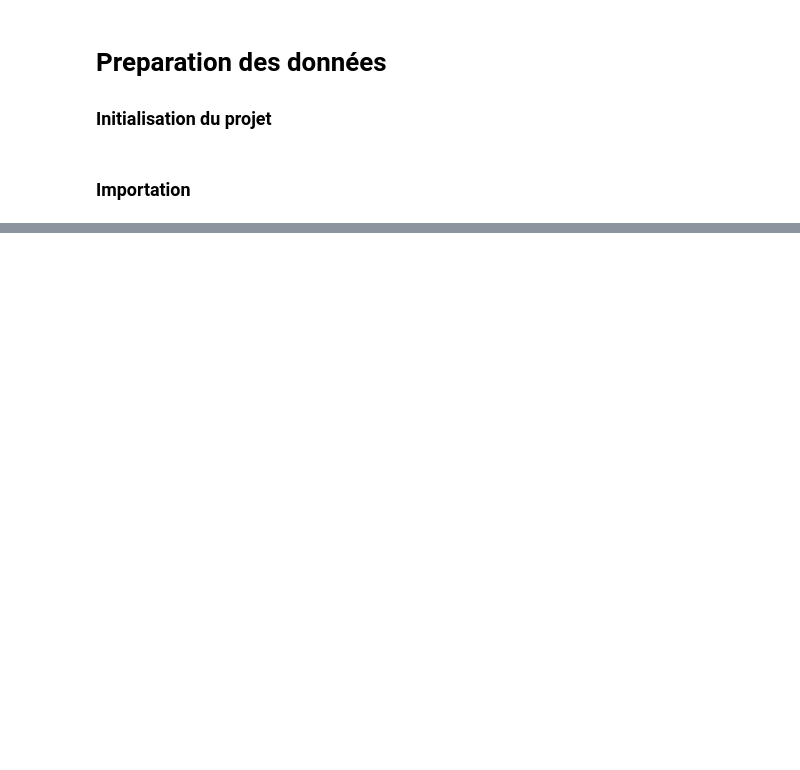
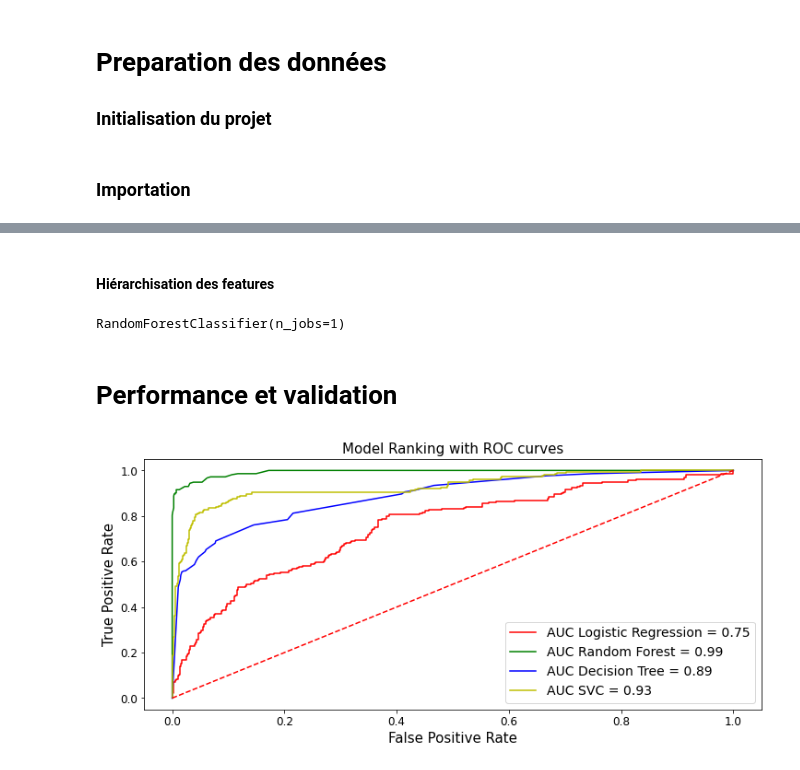
Before and after one commit to KindPixel/Projet-IA, a Jupyter notebook: ProjetIA.ipynb, the cells around one changed output, grey strips where cells are left out. Drawn from its saved outputs; the diff is of its cells as text; code cells hidden in the pictures; blank space fills up the shorter version.

```diff
--- a/ProjetIA.ipynb
+++ b/ProjetIA.ipynb
@@ -531,0 +385,5 @@ weighted avg       0.90      0.91      0.90      3087
+# %%
+# from sklearn.model_selection import train_test_split
+# X_train, X_test, y_train, y_test = train_test_split(x, y, train_size=0.7, test_size=0.3, random_state=100)
+from sklearn.model_selection import train_test_split
+X_train_rf, X_test_rf, y_train_rf, y_test_rf = train_test_split(x, y, train_size=0.7, test_size=0.3, stratify=y)
@@ -531,0 +411,56 @@ weighted avg       0.90      0.91      0.90      3087
+# %% [markdown]
+#### Hiérarchisation des features
+# %%
+RandomForestClassifier(bootstrap=True, class_weight=None, criterion='gini',
+                        max_depth=None, max_features='auto', max_leaf_nodes=None,
+                        min_impurity_decrease=0.0, min_impurity_split=None,
+                        min_samples_leaf=1, min_samples_split=2,
+                        min_weight_fraction_leaf=0.0, n_estimators=100, n_jobs=1,
+                        oob_score=False, random_state=None, verbose=0,
+                        warm_start=False)
+# %% [output]
+RandomForestClassifier(n_jobs=1)
+# %% [markdown]
+# Performance et validation
+# %%
+y_pred_prob_rf = clf_rf.predict_proba(X_test_rf)
+y_pred_prob_svc = clf_svc.predict_proba(X_test_svc)
+y_pred_prob_lr = lr.predict_proba(X_test_lr)
+y_pred_prob_dt = clf_dt.predict_proba(X_test_dt)
+# %%
+from sklearn import metrics
+
+#Regression Logistique
+pp_lr = y_pred_prob_lr[:,1]
+fpr_lr, tpr_lr, threshold_lr = metrics.roc_curve(y_test_lr, pp_lr )
+roc_auc_lr = metrics.auc(fpr_lr, tpr_lr)
+
+#SVC
+pp_svc = y_pred_prob_svc[:,1]
+fpr_svc, tpr_svc, threshold_svc = metrics.roc_curve(y_test_svc, pp_svc )
+roc_auc_svc = metrics.auc(fpr_svc, tpr_svc)
+
+#Decision Tree
+pp_dt = y_pred_prob_dt[:,1]
+fpr_dt, tpr_dt, threshold_dt = metrics.roc_curve(y_test_dt, pp_dt )
+roc_auc_dt = metrics.auc(fpr_dt, tpr_dt)
+
+#Random Forest
+pp_rf = y_pred_prob_rf[:,1]
+fpr_rf, tpr_rf, threshold_rf = metrics.roc_curve(y_test_rf, pp_rf )
+roc_auc_rf = metrics.auc(fpr_rf, tpr_rf)
+# %%
+plt.figure(figsize=(12,5))
+plt.plot(fpr_lr, tpr_lr, 'r', label = 'AUC Logistic Regression = %0.2f' % roc_auc_lr)
+plt.plot(fpr_rf, tpr_rf, 'g', label = 'AUC Random Forest = %0.2f' % roc_auc_rf)
+plt.plot(fpr_dt, tpr_dt, 'b', label = 'AUC Decision Tree = %0.2f' % roc_auc_dt)
+plt.plot(fpr_svc, tpr_svc, 'y', label = 'AUC SVC = %0.2f' % roc_auc_svc)
+plt.plot([0, 1], [0, 1],'r--')
+plt.title('Model Ranking with ROC curves', fontsize=15)
+plt.ylabel('True Positive Rate', fontsize=15)
+plt.xlabel('False Positive Rate', fontsize=15)
+plt.legend(loc = 'lower right', prop={'size': 14})
+
+plt.show()
+# %% [output]
+[figure, added]
```
Also changed, not shown: parts of 92 cells of this notebook, 3 other files.
